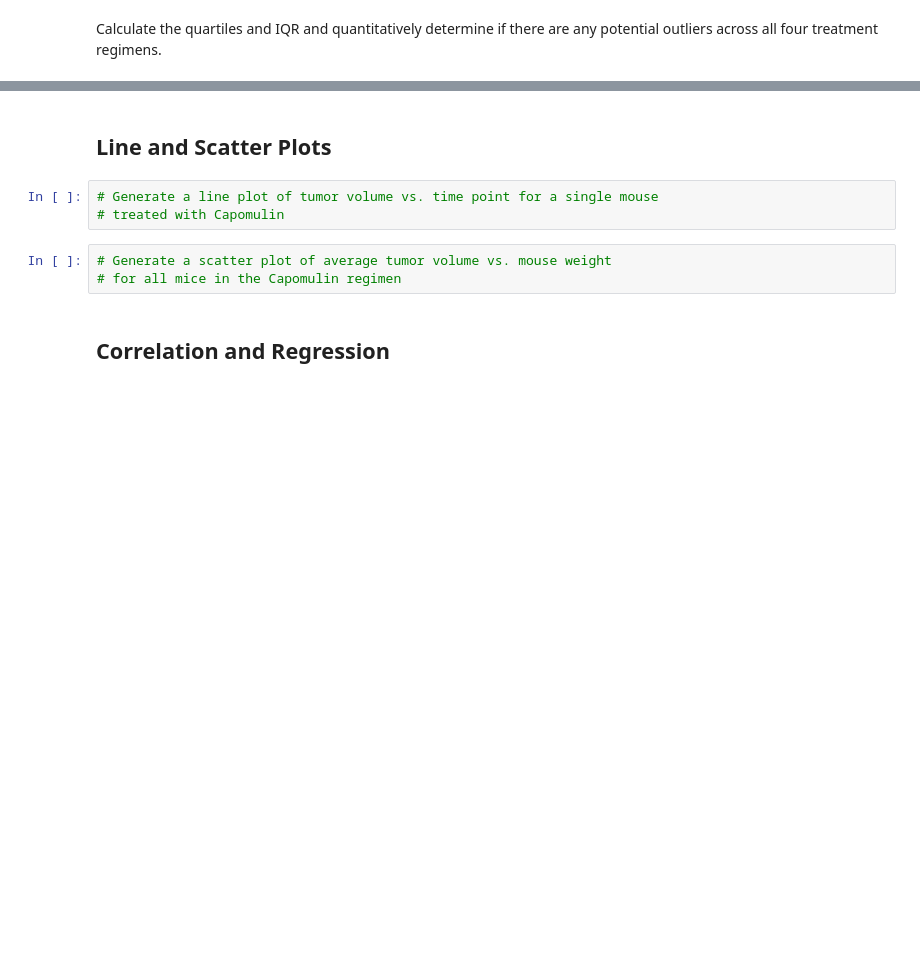
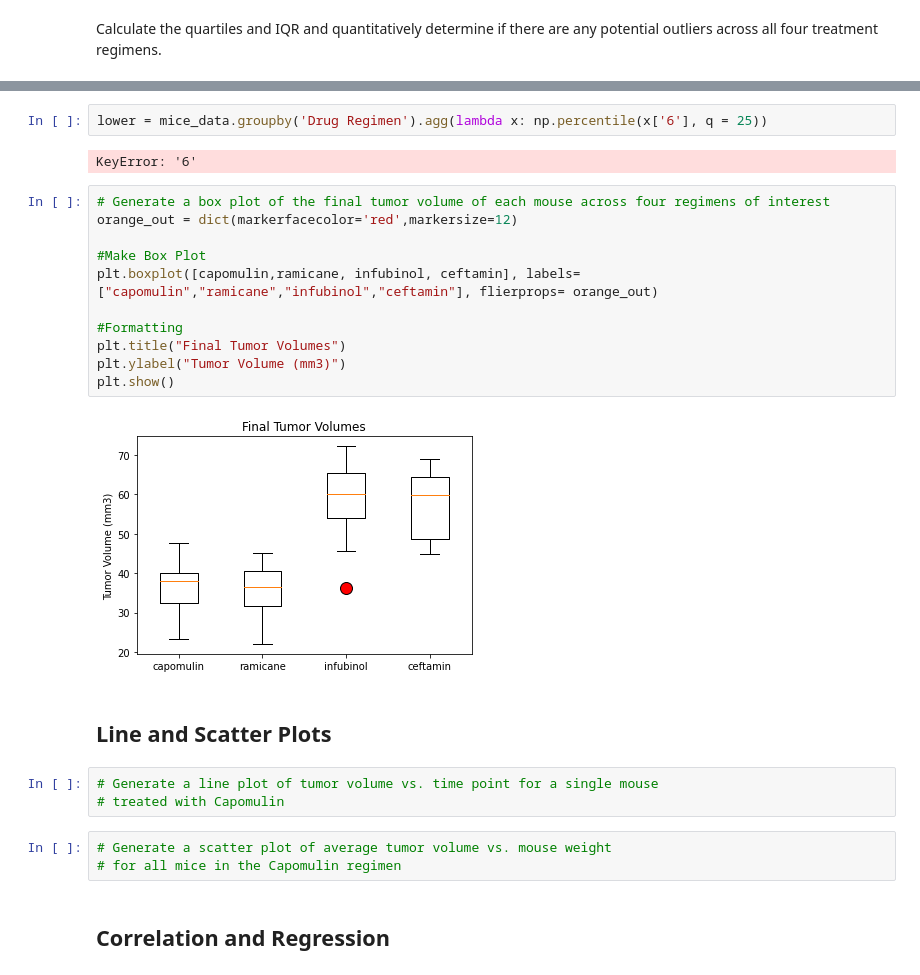
Before and after one commit to timsamson/MatPlotLib_Challange, a Jupyter notebook: pymaceuticals.ipynb, the cells around one changed output, grey strips where cells are left out. Drawn from its saved outputs; the diff is of its cells as text; blank space fills up the shorter version.

```diff
--- a/pymaceuticals.ipynb
+++ b/pymaceuticals.ipynb
@@ -257,3 +295,20 @@ KeyError: 'treatment'
+# %%
+lower = mice_data.groupby('Drug Regimen').agg(lambda x: np.percentile(x['6'], q = 25))
+# %% [output]
+KeyError: '6'
+# %%
+# Generate a box plot of the final tumor volume of each mouse across four regimens of interest
+orange_out = dict(markerfacecolor='red',markersize=12)
+
+#Make Box Plot
+plt.boxplot([capomulin,ramicane, infubinol, ceftamin], labels=["capomulin","ramicane","infubinol","ceftamin"], flierprops= orange_out)
+
+#Formatting
+plt.title("Final Tumor Volumes")
+plt.ylabel("Tumor Volume (mm3)")
+plt.show()
+# %% [output]
+[figure, added]
 # %% [markdown]
 ## Line and Scatter Plots
 # %%
```
Also changed, not shown: parts of 4 cells of this notebook.
